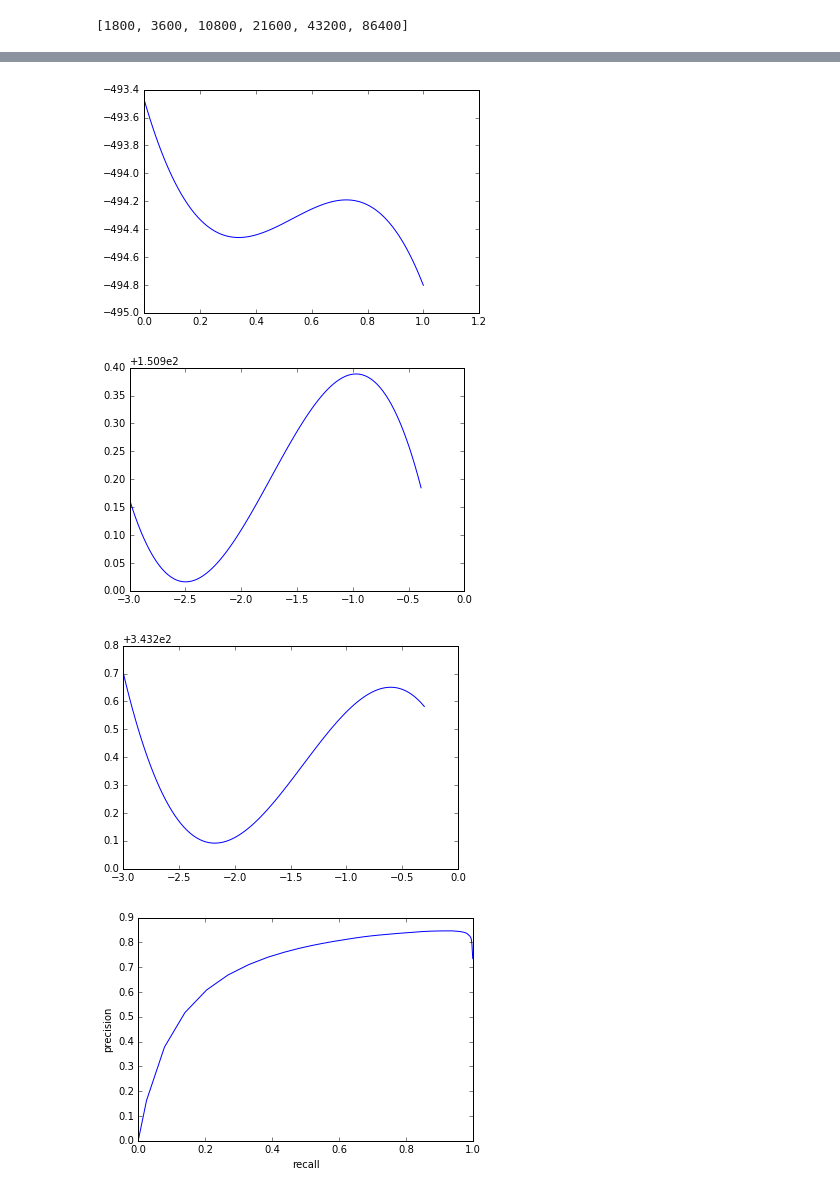
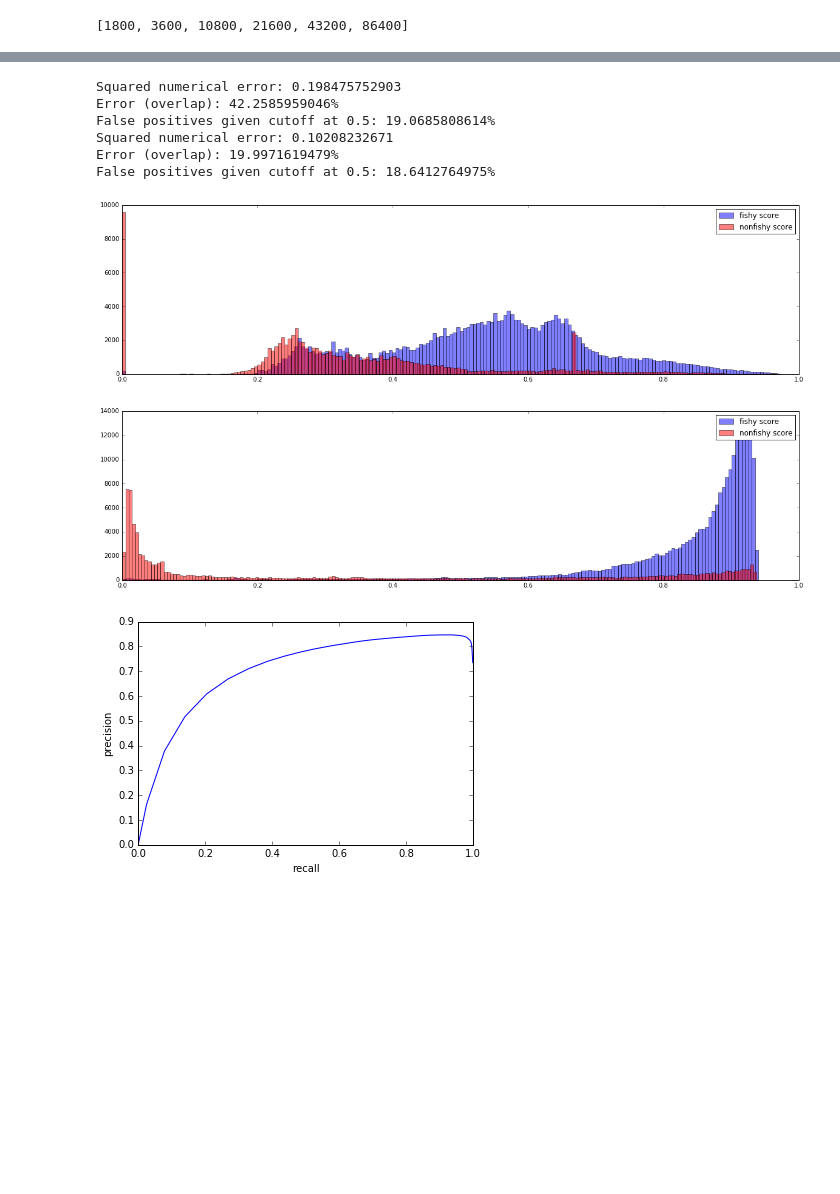
Before and after one commit to marketler/GFW_vessel_scoring, a Jupyter notebook: Score_development.ipynb, the cells around one changed output, grey strips where cells are left out. Cells and saved outputs as stored; diff of their text form; code cells hidden in the pictures; blank space fills up the shorter version.

```diff
--- a/Score_development.ipynb
+++ b/Score_development.ipynb
@@ -57,7 +56,7 @@ for window in windows:
 
 cols = [x[col] for col in colnames]
 
-score_args = curve_fit(mpolynomial, cols, x['classification'], [1]*(len(cols)*grade))[0]
+score_args = curve_fit(zmpolynomial, cols, x['classification'], [1]*(len(cols)*grade))[0]
 
 print score_args
 # %% [output]
@@ -113,16 +66,22 @@ Error for score: 12.2163387502%
-# %%
-grade = len(score_args) / len(colnames)
-pos = 0
-for col in colnames:
-    xs = linspace(min(x[col]), max(x[col]), 100)
-    ys = polynomial(xs, *score_args[pos:pos+grade])
-    plot(xs, ys)
-    show()
-    pos += grade
-# %% [output]
-[figure, removed]
-[figure, removed]
-[figure, removed]
+# %%
+try:
+    x = append_fields(x, 'score', [], dtypes='<f8', fill_value=0.0)
+except:
+    pass
+
+x['score'][:] = zmpolynomial(cols, *score_args)
+# %%
+graph_score(x, "measure_new_score_3600")
+graph_score(x, "score")
+# %% [output]
+Squared numerical error: 0.198475752903
+Error (overlap): 42.2585959046%
+False positives given cutoff at 0.5: 19.0685808614%
+Squared numerical error: 0.10208232671
+Error (overlap): 19.9971619479%
+False positives given cutoff at 0.5: 18.6412764975%
+[figure, added]
+[figure, added]
 # %%
 precall = np.zeros((len(score_fishy[0]),), dtype=[('precision', 'f8'), ('recall', 'f8')])
 
```
Also changed, not shown: parts of 6 cells of this notebook, 4 other files.
